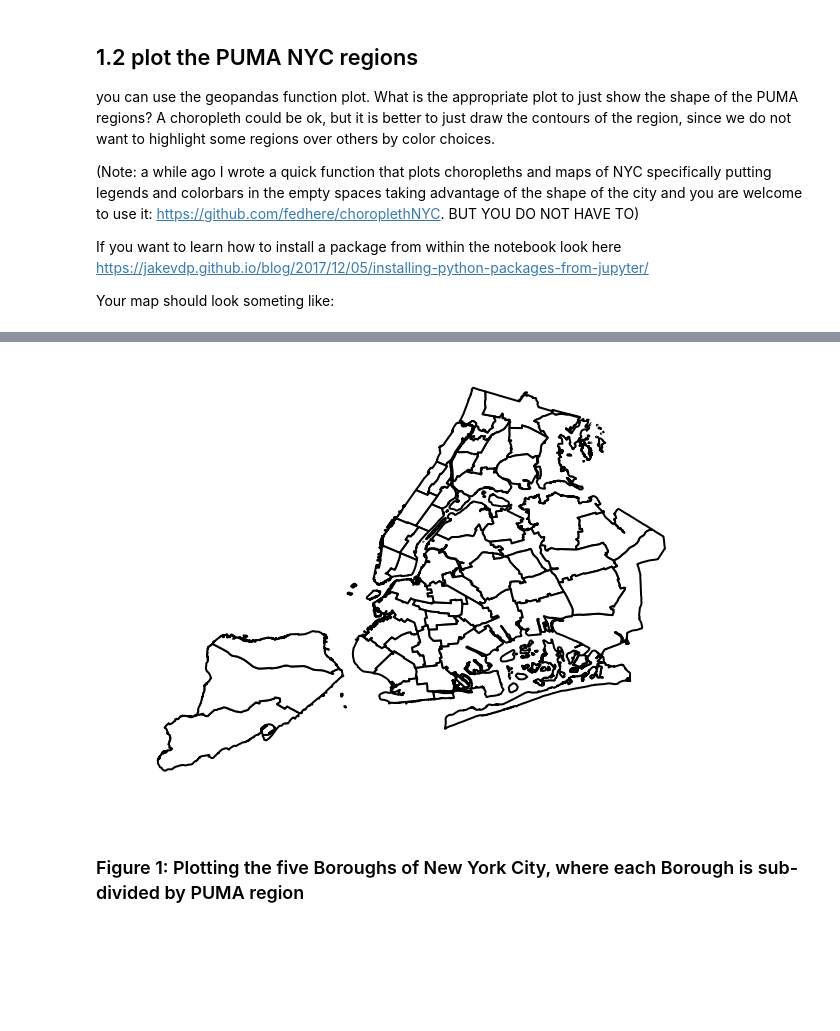
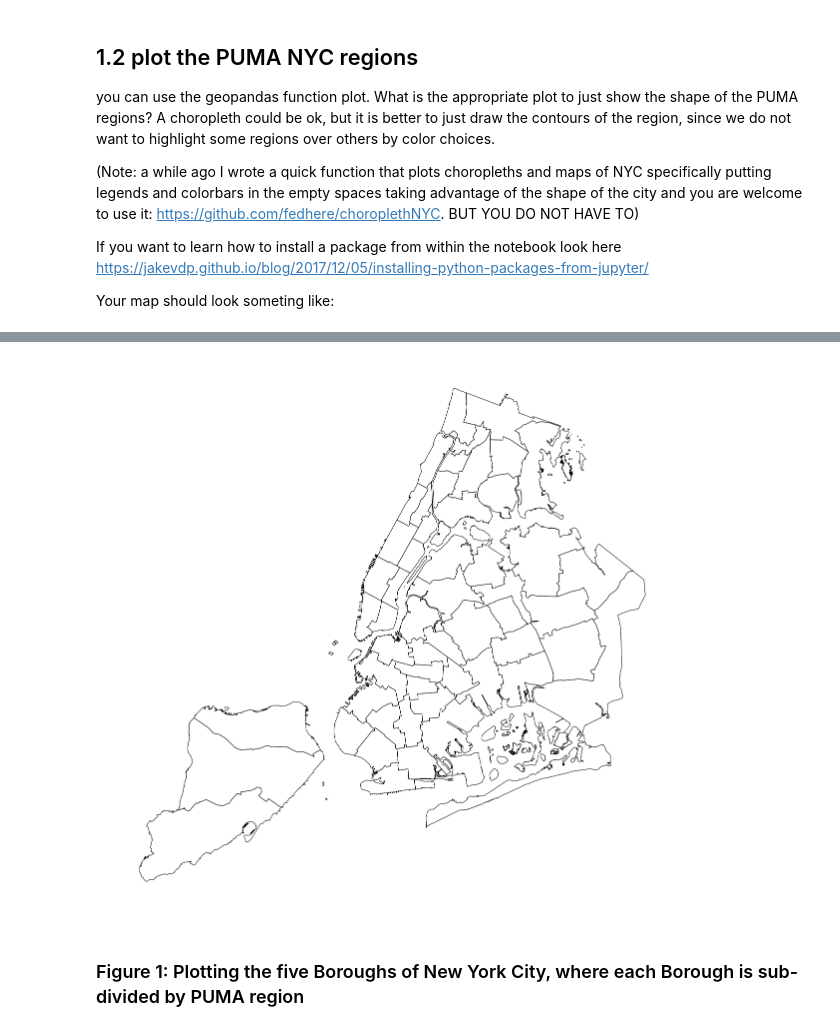
Before and after one commit to jinalklaulitz/PUI2018_msm796, a Jupyter notebook: HW7_msm796/assignment1_msm796.ipynb, the cells around one changed output, grey strips where cells are left out. Saved outputs shown, nothing was run; the diff lists cells and outputs as text; code cells hidden in the pictures; blank space fills up the shorter version.

Commit message:
backing up assignment1

```diff
--- a/HW7_msm796/assignment1_msm796.ipynb
+++ b/HW7_msm796/assignment1_msm796.ipynb
@@ -51,7 +51,9 @@ if puidata is None:
     os.environ["PUIDATA"] = "%s/PUIdata"%os.getenv("HOME")
     puidata = os.getenv("PUIDATA")
 url = 'https://data.cityofnewyork.us/api/geospatial/cwiz-gcty?method=export&format=Shapefile'
-filename = "geo_export_c6817754-928e-4be6-b7e3-7a05f7351f44.shp"
+#when you download from the website, it assigns a randomized filename. need to figure out how to generalize this#
+#create new folder, unzip there and use find shapefile?#
+filename = "geo_export_37472c37-ec1b-4a55-b8b7-69436609ed42.shp"
 output_path = puidata
 # %%
 #load data
@@ -109,9 +112,13 @@ Requirement already satisfied: setuptools in /opt/conda/lib/python3.6/site-packa
-# %%
-import choroplethNYC as cp
-import descartes
-cp.choroplethNYC(pumashp, column=None, color="white", edgecolor="black", lw=2);
-# %% [output]
-[figure, removed]
+# %%
+#import choroplethNYC as cp
+#cp.choroplethNYC(pumashp, column=None, color="white", edgecolor="black", lw=2);
+#i'm encountering problems installing through ADRF using the PUI2016_python3 kernel, even my personal kernel is having issues
+fig = pl.figure(figsize = (20,20))
+ax = fig.add_subplot(111)
+pumashp.plot(ax=ax, color="white", edgecolor="black", lw=1)
+ax.axis('off');
+# %% [output]
+[figure, added]
 # %% [markdown]
 ### Figure 1: Plotting the five Boroughs of New York City, where each Borough is sub-divided by PUMA region
 # %% [markdown]
```
Also changed, not shown: parts of 8 cells of this notebook.
